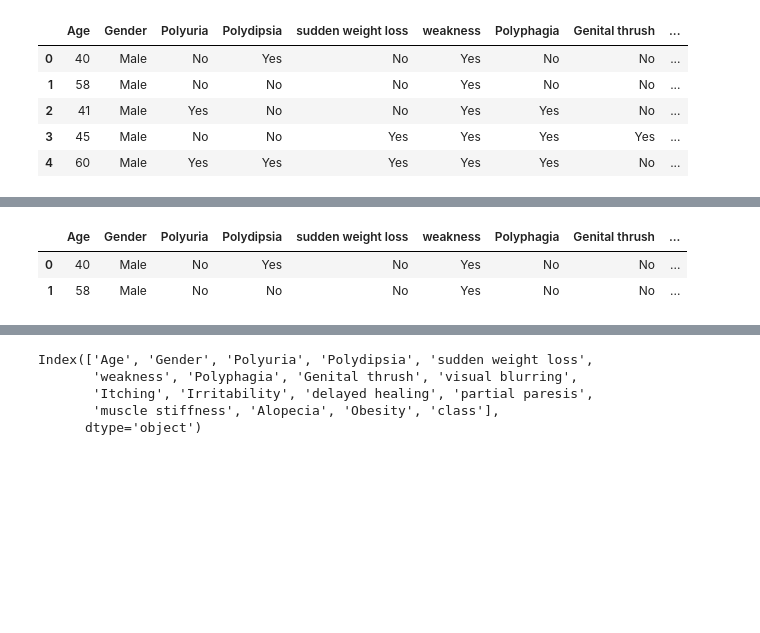
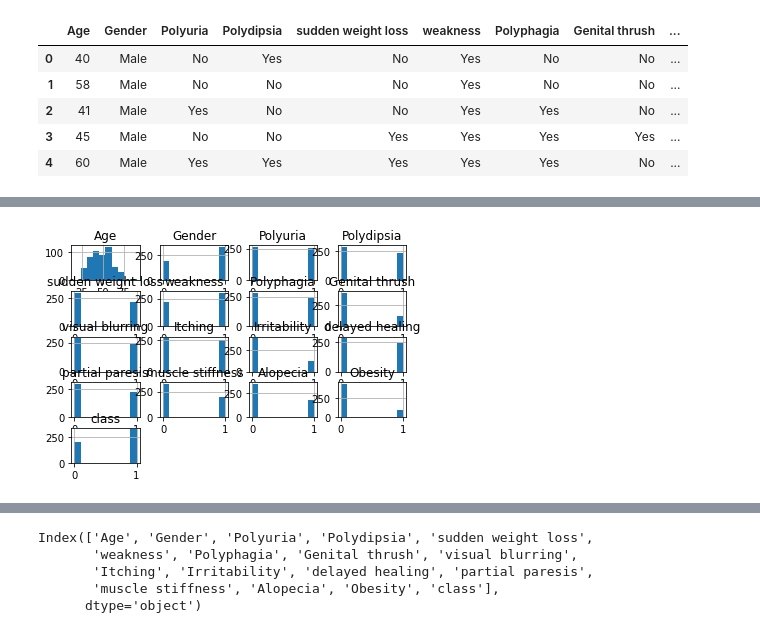
Before and after one commit to Sonalikhasyap15/Diabetes_Prediction, a Jupyter notebook: diabetes.ipynb, the cells around one changed output, grey strips where cells are left out. Saved outputs shown, nothing was run; the diff lists cells and outputs as text; code cells hidden in the pictures; blank space fills up the shorter version.

```diff
--- a/diabetes.ipynb
+++ b/diabetes.ipynb
@@ -195,6 +157,7 @@ final_data = pd.concat([data, data_gender, data_polyuria, data_Obesity, data_Alo
-# %%
-final_data.head(2)
-# %% [output]
-|  | Age | Gender | Polyuria | Polydipsia | sudden weight loss | weakness | Polyphagia | Genital thrush | ... |
-| 0 | 40 | Male | No | Yes | No | Yes | No | No | ... |
-| 1 | 58 | Male | No | No | No | Yes | No | No | ... |
+# %%
+#Splitting the datasets
+#Plotting the histogram
+data.hist()
+plt.show()
+# %% [output]
+[figure, added]
```
Also changed, not shown: parts of 67 cells of this notebook, 1 other file.
